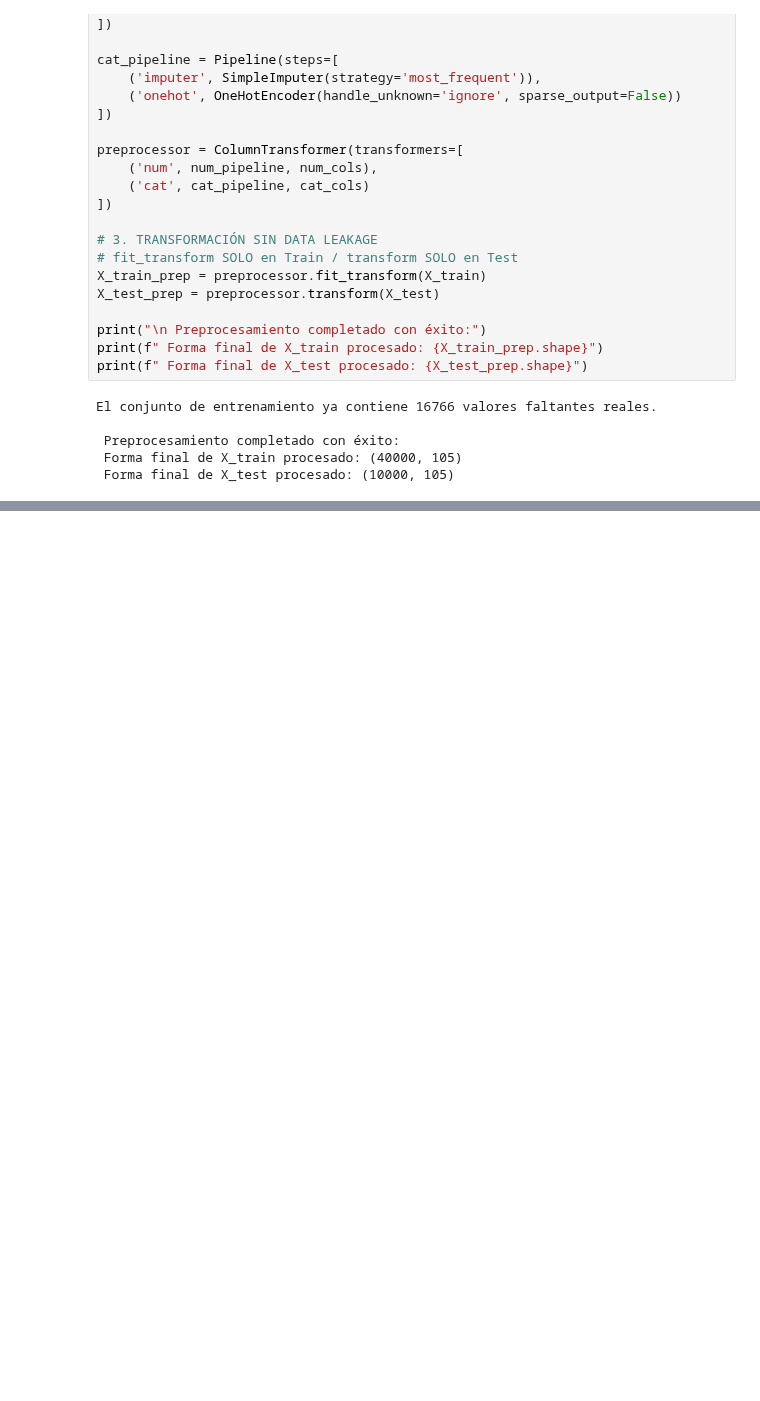
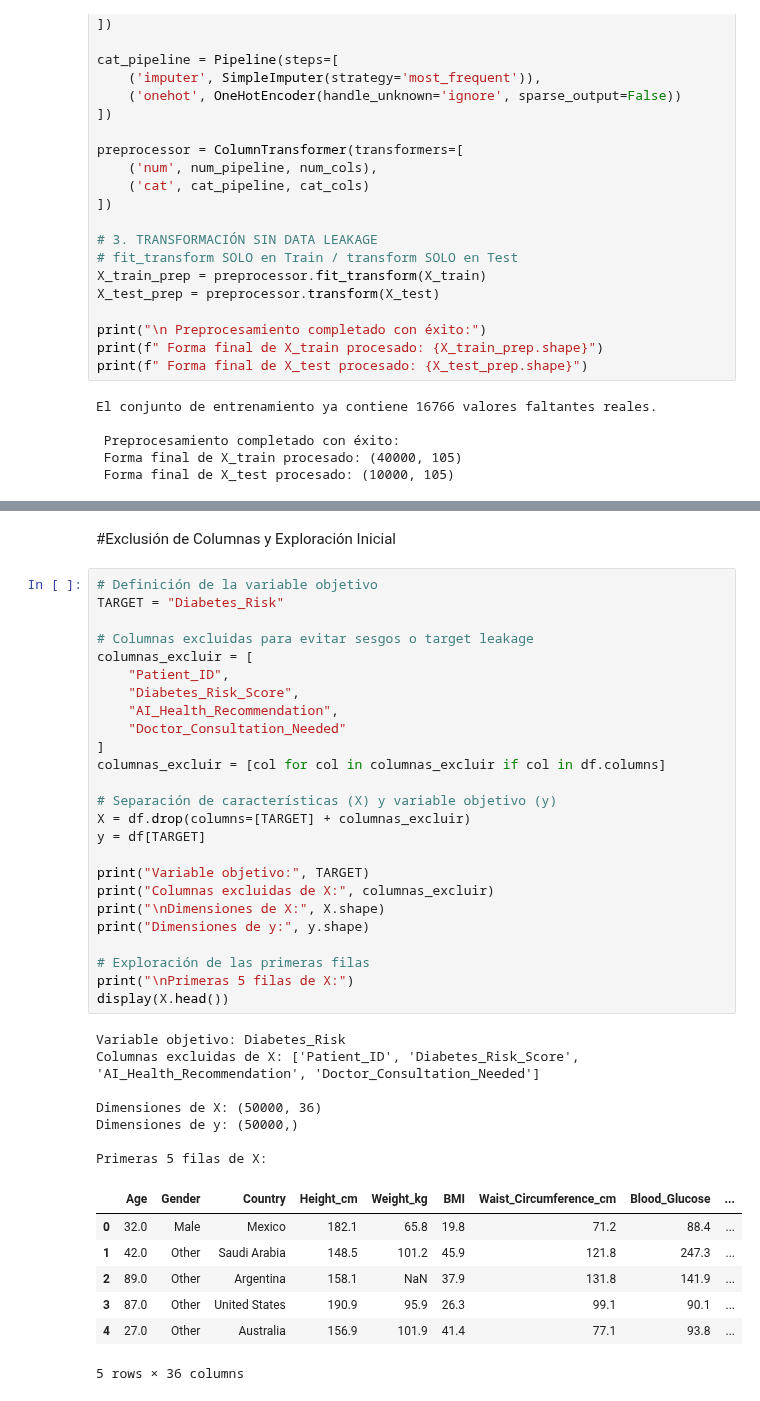
Before and after one commit to imdann06/diabetes-risk-prediction, a Jupyter notebook: fase-1/notebooks/division_datos.ipynb, the cells around one changed output, grey strips where cells are left out. Cells and saved outputs as stored; diff of their text form; blank space fills up the shorter version.

```diff
--- a/fase-1/notebooks/division_datos.ipynb
+++ b/fase-1/notebooks/division_datos.ipynb
@@ -104,0 +110,42 @@ El conjunto de entrenamiento ya contiene 16766 valores faltantes reales.
+# %% [markdown]
+#Exclusión de Columnas y Exploración Inicial
+# %%
+# Definición de la variable objetivo
+TARGET = "Diabetes_Risk"
+
+# Columnas excluidas para evitar sesgos o target leakage
+columnas_excluir = [
+    "Patient_ID",
+    "Diabetes_Risk_Score",
+    "AI_Health_Recommendation",
+    "Doctor_Consultation_Needed"
+]
+columnas_excluir = [col for col in columnas_excluir if col in df.columns]
+
+# Separación de características (X) y variable objetivo (y)
+X = df.drop(columns=[TARGET] + columnas_excluir)
+y = df[TARGET]
+
+print("Variable objetivo:", TARGET)
+print("Columnas excluidas de X:", columnas_excluir)
+print("\nDimensiones de X:", X.shape)
+print("Dimensiones de y:", y.shape)
+
+# Exploración de las primeras filas
+print("\nPrimeras 5 filas de X:")
+display(X.head())
+# %% [output]
+Variable objetivo: Diabetes_Risk
+Columnas excluidas de X: ['Patient_ID', 'Diabetes_Risk_Score', 'AI_Health_Recommendation', 'Doctor_Consultation_Needed']
+
+Dimensiones de X: (50000, 36)
+Dimensiones de y: (50000,)
+
+Primeras 5 filas de X:
+|  | Age | Gender | Country | Height_cm | Weight_kg | BMI | Waist_Circumference_cm | Blood_Glucose | ... |
+| 0 | 32.0 | Male | Mexico | 182.1 | 65.8 | 19.8 | 71.2 | 88.4 | ... |
+| 1 | 42.0 | Other | Saudi Arabia | 148.5 | 101.2 | 45.9 | 121.8 | 247.3 | ... |
+| 2 | 89.0 | Other | Argentina | 158.1 | NaN | 37.9 | 131.8 | 141.9 | ... |
+| 3 | 87.0 | Other | United States | 190.9 | 95.9 | 26.3 | 99.1 | 90.1 | ... |
+| 4 | 27.0 | Other | Australia | 156.9 | 101.9 | 41.4 | 77.1 | 93.8 | ... |
+5 rows × 36 columns
```
Also changed, not shown: parts of 11 cells of this notebook.
